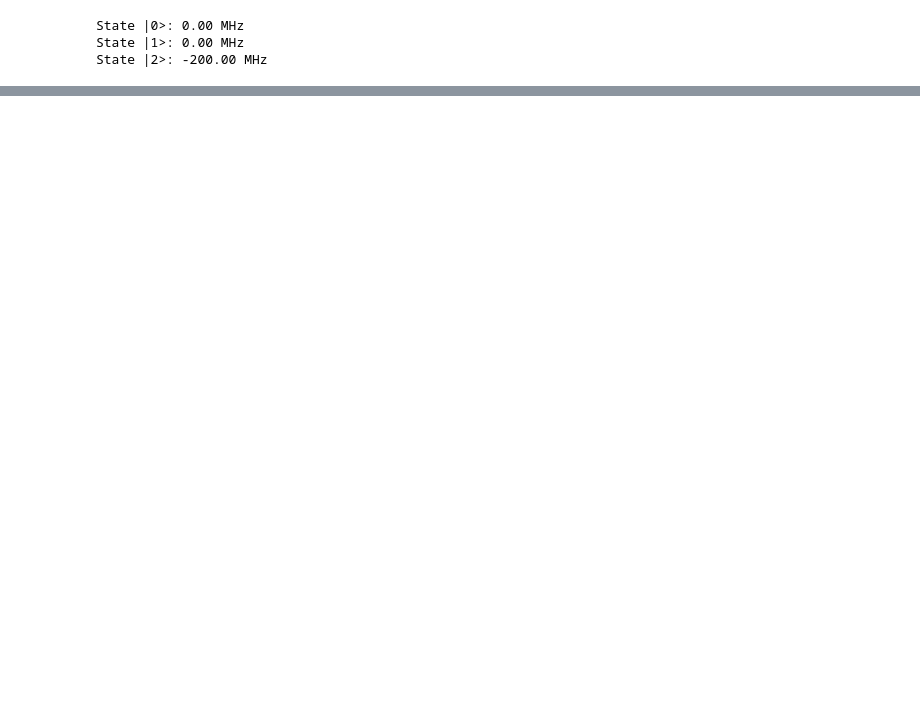
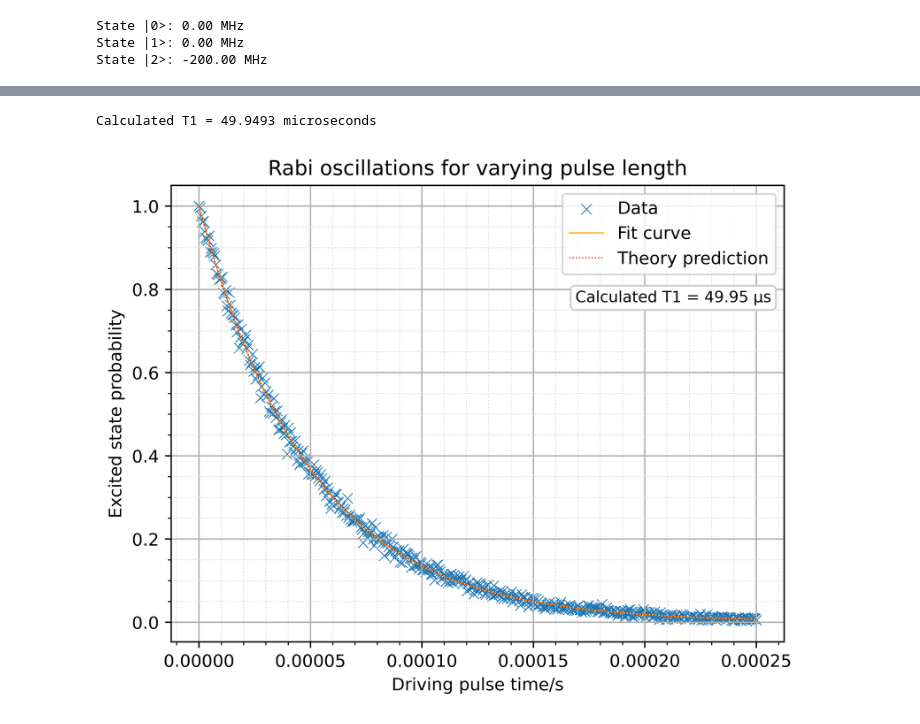
Before and after one commit to Oscar-Holloway/Simulation-of-transmon-qubit, a Jupyter notebook: qubit_simulation.ipynb, the cells around one changed output, grey strips where cells are left out. Drawn from its saved outputs; the diff is of its cells as text; code cells hidden in the pictures; blank space fills up the shorter version.

```diff
--- a/qubit_simulation.ipynb
+++ b/qubit_simulation.ipynb
@@ -65,0 +89,61 @@ State |2>: -200.00 MHz
+# %%
+#T1 collapse operator
+T1 = 50e-6 #s
+
+time = np.linspace(0,250e-6,500) #s
+omega = 2*np.pi*1e6 #rad/s
+
+c1 = np.sqrt(1/T1)*g*e1.dag() # relaxation collapse operator
+P_excited = e1*e1.dag() #projection operator for excited state
+
+output = mesolve(H_q, e1, time, c_ops=[c1], e_ops=[P_excited])
+
+excited_prob = output.expect[0]
+
+shots = 1000
+Prob = np.exp(-time/T1)
+randomness = np.random.binomial(shots, Prob)/shots
+
+def exponential(t, A, T1_fit, B):
+    return A*np.exp(-t/T1_fit) + B
+
+exp_fit, cov = curve_fit(exponential, xdata=time, ydata=randomness, p0=[1,50e-6,0])
+T1_fit = exp_fit[1]
+fitted = exponential(time, exp_fit[0], exp_fit[1], exp_fit[2])
+
+print(f'Calculated T1 = {T1_fit*1e6:.4f} microseconds')
+
+plt.figure(dpi=800)
+
+plt.scatter(time, randomness , marker='x', linewidths=0.5, label='Data')
+plt.plot(time, fitted, linewidth=0.7, color='orange', label='Fit curve')
+plt.plot(time, excited_prob, linewidth=0.7, color='red', linestyle=':', label='Theory prediction')
+
+plt.legend(loc='upper right')
+plt.text(
+    0.979, 0.77,
+    f"Calculated T1 = {T1_fit*1e6:.2f} µs",
+    transform=plt.gca().transAxes,
+    fontsize=9,
+    verticalalignment='top',
+    horizontalalignment='right',
+    bbox=dict(
+        facecolor='white',
+        edgecolor='0.8',
+        boxstyle='round',
+        alpha=1
+    )
+)
+
+plt.title('Rabi oscillations for varying pulse length')
+plt.xlabel('Driving pulse time/s')
+plt.ylabel('Excited state probability')
+
+plt.grid(which='major',axis='both')
+plt.grid(which='minor',axis='both',linestyle='dotted',linewidth=0.5,color='lightgrey')
+plt.minorticks_on()
+
+plt.show()
+# %% [output]
+Calculated T1 = 49.9493 microseconds
+[figure, added]
```
Also changed, not shown: parts of 3 cells of this notebook.
